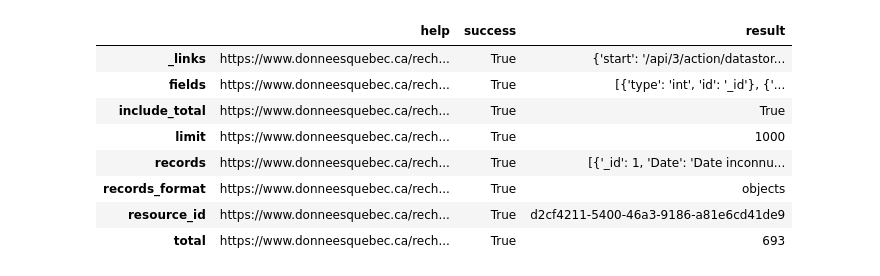
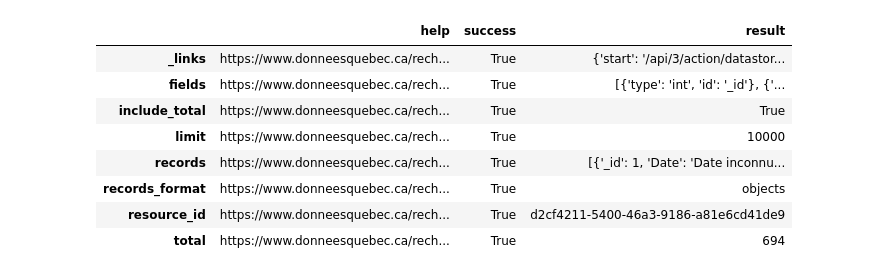
Before and after one commit to BenoitFries/DataScience, a Jupyter notebook: Exploring Quebec's COVID data.ipynb, the cells around one changed output. Drawn from its saved outputs; the diff is of its cells as text; code cells hidden in the pictures.

```diff
--- a/Exploring Quebec's COVID data.ipynb
+++ b/Exploring Quebec's COVID data.ipynb
@@ -7,18 +7,18 @@ import matplotlib.pyplot as plt
 import matplotlib.dates as mdates
 import matplotlib.patches as mpatches
 # %%
-qc_covid_data = pd.read_json("https://www.donneesquebec.ca/recherche/api/3/action/datastore_search?resource_id=d2cf4211-5400-46a3-9186-a81e6cd41de9&limit=1000")
+qc_covid_data = pd.read_json("https://www.donneesquebec.ca/recherche/api/3/action/datastore_search?resource_id=d2cf4211-5400-46a3-9186-a81e6cd41de9&limit=10000")
 qc_covid_data.head(10)
 # %% [output]
 |  | help | success | result |
 | _links | https://www.donneesquebec.ca/rech... | True | {'start': '/api/3/action/datastor... |
 | fields | https://www.donneesquebec.ca/rech... | True | [{'type': 'int', 'id': '_id'}, {'... |
 | include_total | https://www.donneesquebec.ca/rech... | True | True |
-| limit | https://www.donneesquebec.ca/rech... | True | 1000 |
+| limit | https://www.donneesquebec.ca/rech... | True | 10000 |
 | records | https://www.donneesquebec.ca/rech... | True | [{'_id': 1, 'Date': 'Date inconnu... |
 | records_format | https://www.donneesquebec.ca/rech... | True | objects |
 | resource_id | https://www.donneesquebec.ca/rech... | True | d2cf4211-5400-46a3-9186-a81e6cd41de9 |
-| total | https://www.donneesquebec.ca/rech... | True | 693 |
+| total | https://www.donneesquebec.ca/rech... | True | 694 |
 # %%
 # skipping the first record because it has a "date inconnue" bug
 valid_records = qc_covid_data["result"]["records"][1:]
```
Also changed, not shown: parts of 4 cells of this notebook, 1 other file.
